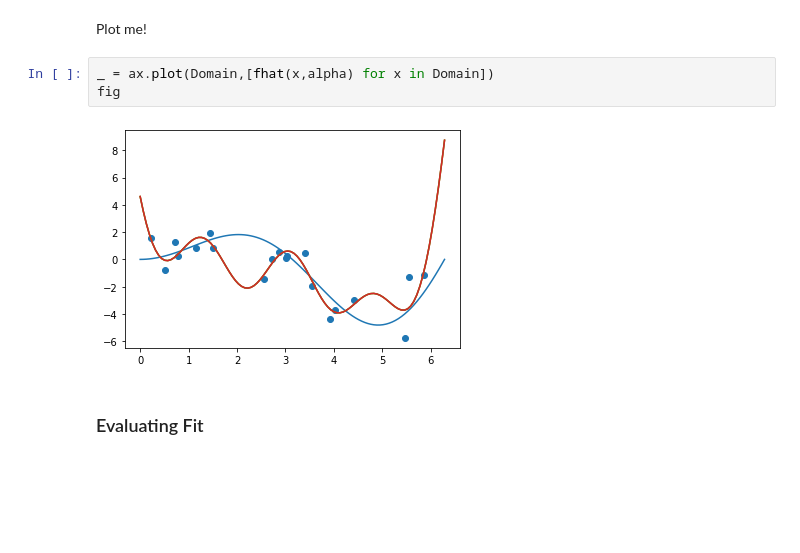
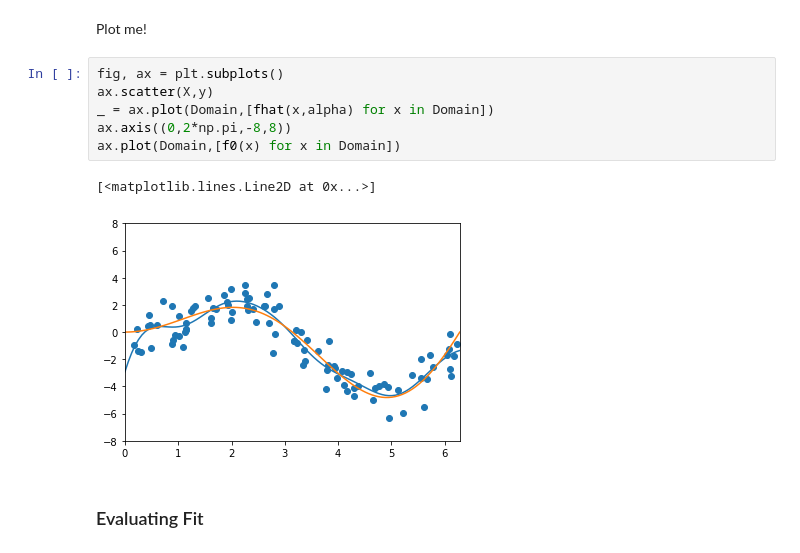
Before and after one commit to ligonteaching/ARE212_Materials, a Jupyter notebook: linear-non-linear.ipynb, the cells around one changed output. Cells and saved outputs as stored; diff of their text form; blank space fills up the shorter version.

```diff
--- a/linear-non-linear.ipynb
+++ b/linear-non-linear.ipynb
@@ -123,11 +123,15 @@ def fhat(x,alpha):
 Domain = np.linspace(0,2*np.pi,100).tolist()
 # %% [markdown]
 Plot me!
-# %%
-_ = ax.plot(Domain,[fhat(x,alpha) for x in Domain])
-fig
-# %% [output]
-[figure, removed]
+# %%
+fig, ax = plt.subplots()
+ax.scatter(X,y)
+_ = ax.plot(Domain,[fhat(x,alpha) for x in Domain])
+ax.axis((0,2*np.pi,-8,8))
+ax.plot(Domain,[f0(x) for x in Domain])
+# %% [output]
+[<matplotlib.lines.Line2D at 0x...>]
+[figure, added]
 # %% [markdown]
 ### Evaluating Fit
 # %% [markdown]
```
Also changed, not shown: parts of 14 cells of this notebook, 1 other file.
